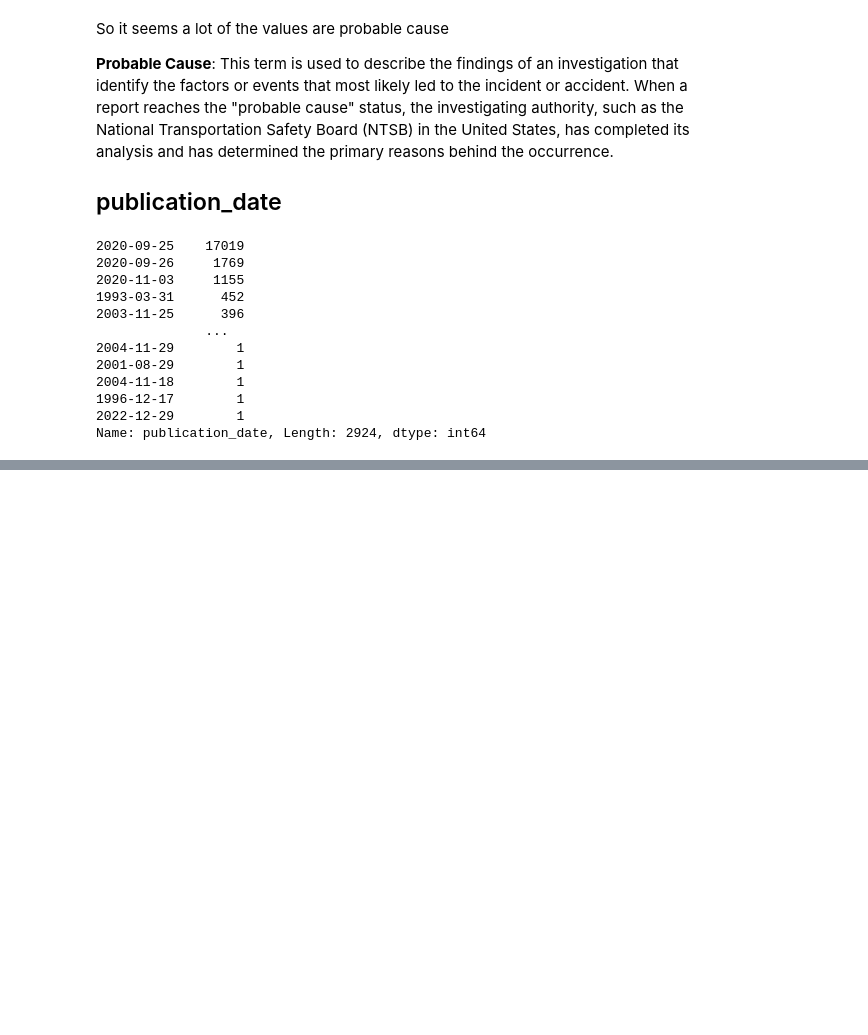
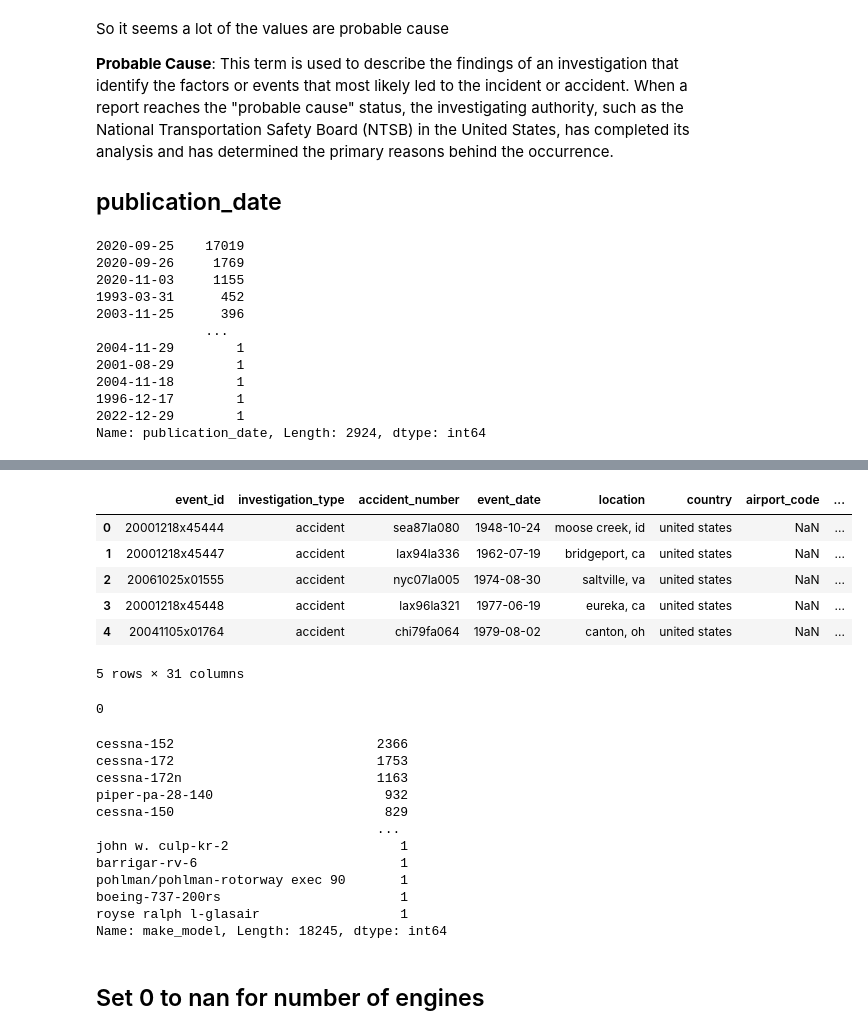
Before and after one commit to emmascotson/aviation-venture-risk-eda, a Jupyter notebook: aviation-venture-risk-eda.ipynb, the cells around one changed output, grey strips where cells are left out. Saved outputs shown, nothing was run; the diff lists cells and outputs as text; code cells hidden in the pictures; blank space fills up the shorter version.

```diff
--- a/aviation-venture-risk-eda.ipynb
+++ b/aviation-venture-risk-eda.ipynb
@@ -1007,0 +1257,5 @@ I'm not sure why most the publication dates are 25-09-2020, maybe they batch the
+# %%
+aviation_data.dropna(subset=['make', 'model'], inplace=True)
+
+print('Number of missing values in make:', aviation_data['make'].isna().sum())
+print('Number of missing values in mode:', aviation_data['model'].isna().sum())
@@ -1007,0 +1269,28 @@ I'm not sure why most the publication dates are 25-09-2020, maybe they batch the
+# %%
+aviation_data['make_model'] = aviation_data['make'] + '-' + aviation_data['model']
+display(aviation_data.head())
+display(aviation_data['make_model'].isna().sum())
+display(aviation_data['make_model'].value_counts())
+# %% [output]
+|  | event_id | investigation_type | accident_number | event_date | location | country | airport_code | ... |
+| 0 | 20001218x45444 | accident | sea87la080 | 1948-10-24 | moose creek, id | united states | NaN | ... |
+| 1 | 20001218x45447 | accident | lax94la336 | 1962-07-19 | bridgeport, ca | united states | NaN | ... |
+| 2 | 20061025x01555 | accident | nyc07la005 | 1974-08-30 | saltville, va | united states | NaN | ... |
+| 3 | 20001218x45448 | accident | lax96la321 | 1977-06-19 | eureka, ca | united states | NaN | ... |
+| 4 | 20041105x01764 | accident | chi79fa064 | 1979-08-02 | canton, oh | united states | NaN | ... |
+5 rows × 31 columns
+0
+cessna-152                          2366
+cessna-172                          1753
+cessna-172n                         1163
+piper-pa-28-140                      932
+cessna-150                           829
+                                    ...
+john w. culp-kr-2                      1
+barrigar-rv-6                          1
+pohlman/pohlman-rotorway exec 90       1
+boeing-737-200rs                       1
+royse ralph l-glasair                  1
+Name: make_model, Length: 18245, dtype: int64
+# %% [markdown]
+## Set 0 to nan for number of engines
```
Also changed, not shown: parts of 81 cells of this notebook, 1 other file.
